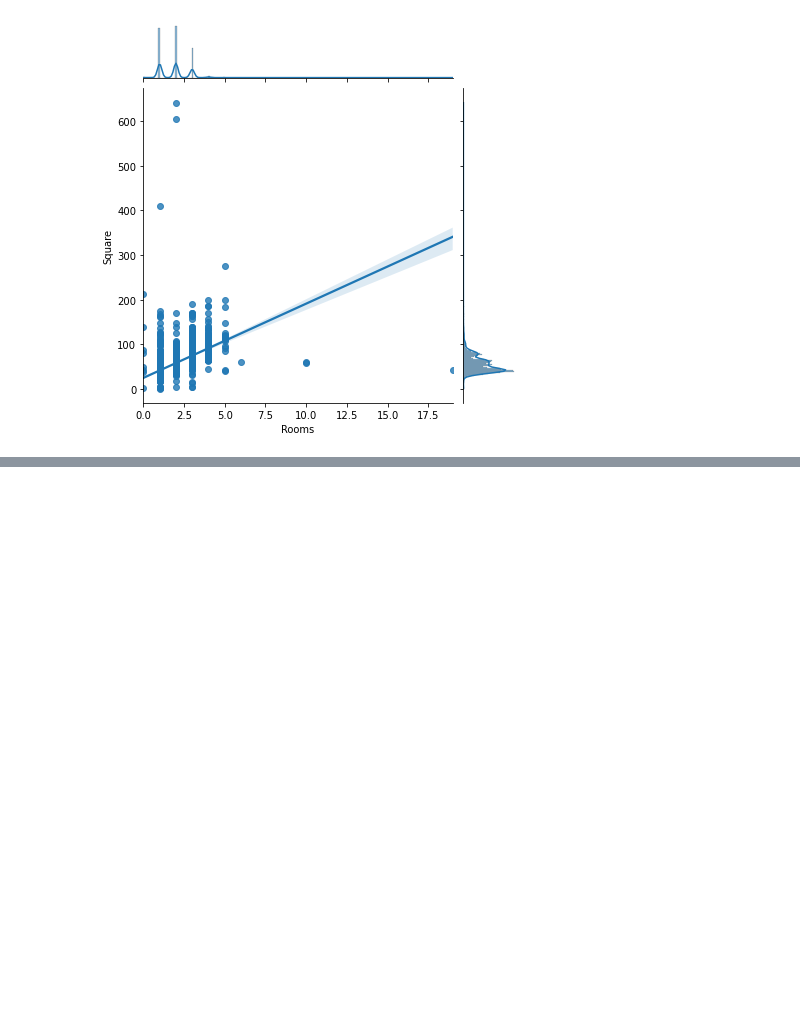
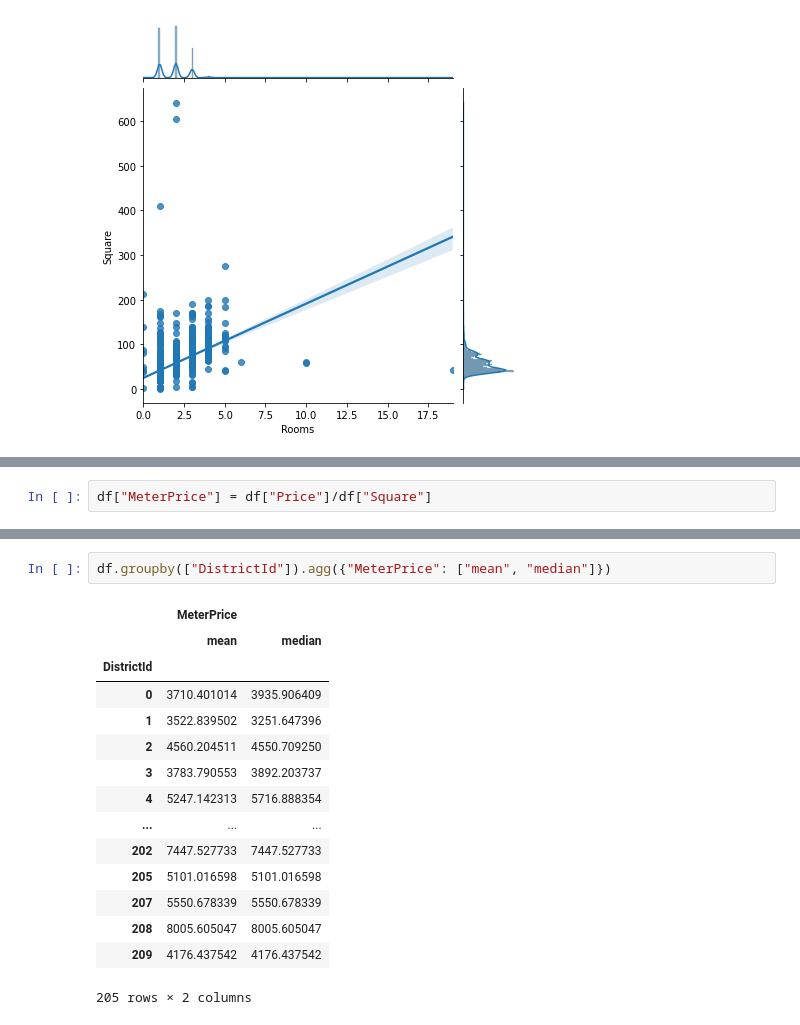
Before and after one commit to AlexanderMaslikhin/pandas_curs, a Jupyter notebook: data_analysis.ipynb, the cells around one changed output, grey strips where cells are left out. Saved outputs shown, nothing was run; the diff lists cells and outputs as text; blank space fills up the shorter version.

```diff
--- a/data_analysis.ipynb
+++ b/data_analysis.ipynb
@@ -216,0 +220,2 @@ sns.jointplot(df['Rooms'], df['Square'], kind='reg')
+# %%
+df["MeterPrice"] = df["Price"]/df["Square"]
@@ -216,0 +234,18 @@ sns.jointplot(df['Rooms'], df['Square'], kind='reg')
+# %%
+df.groupby(["DistrictId"]).agg({"MeterPrice": ["mean", "median"]})
+# %% [output]
+|  | MeterPrice |  |
+|  | mean | median |
+| DistrictId |  |  |
+| 0 | 3710.401014 | 3935.906409 |
+| 1 | 3522.839502 | 3251.647396 |
+| 2 | 4560.204511 | 4550.709250 |
+| 3 | 3783.790553 | 3892.203737 |
+| 4 | 5247.142313 | 5716.888354 |
+| ... | ... | ... |
+| 202 | 7447.527733 | 7447.527733 |
+| 205 | 5101.016598 | 5101.016598 |
+| 207 | 5550.678339 | 5550.678339 |
+| 208 | 8005.605047 | 8005.605047 |
+| 209 | 4176.437542 | 4176.437542 |
+205 rows × 2 columns
```
Also changed, not shown: parts of 6 cells of this notebook.
